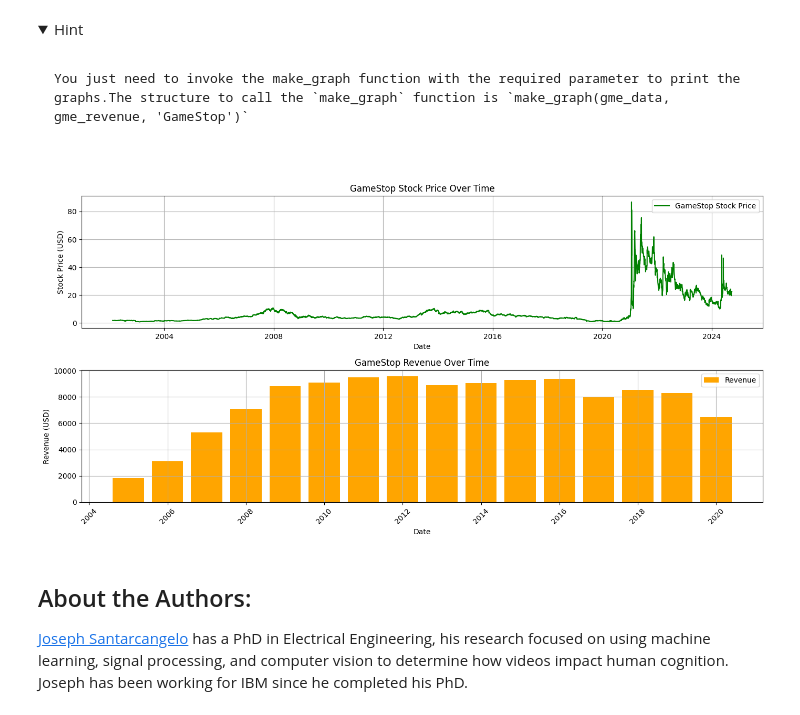
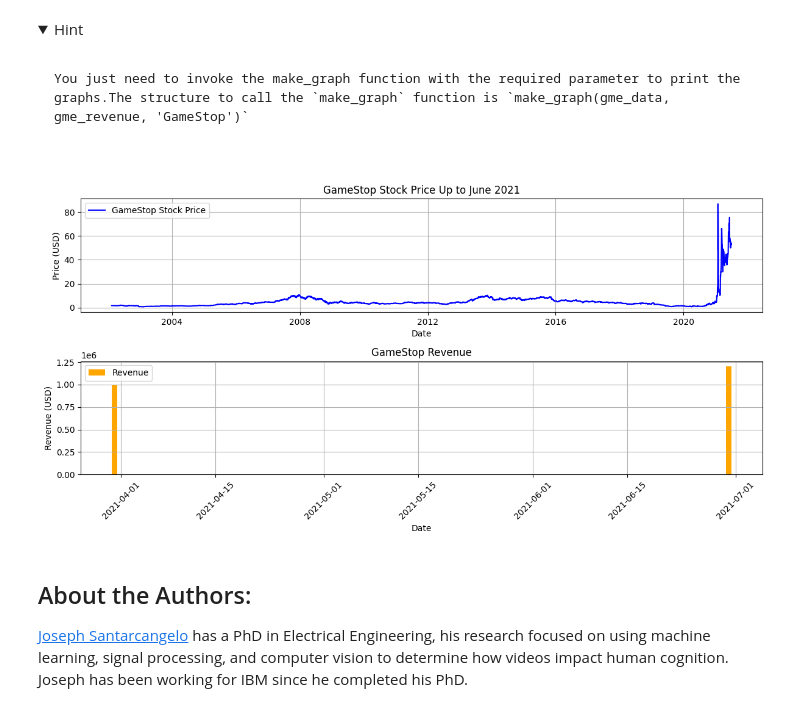
Before and after one commit to nsubugaoctavian/CV_Nsubuga, a Jupyter notebook: Final Assignment_Isaac Nsubuga.ipynb, the cells around one changed output. Cells and saved outputs as stored; diff of their text form; code cells hidden in the pictures; folded sections open.

```diff
--- a/Final Assignment_Isaac Nsubuga.ipynb
+++ b/Final Assignment_Isaac Nsubuga.ipynb
@@ -553,21 +578,26 @@ You just need to invoke the make_graph function with the required parameter to p
 </details>
 # %%
 import yfinance as yf
+import pandas as pd
 import matplotlib.pyplot as plt
-
-ticker_symbol = "TSLA"
-tesla_ticker = yf.Ticker(ticker_symbol)
-tesla_data = tesla_ticker.history(period="max")
 
 def make_graph(data, title):
     plt.figure(figsize=(12, 6))
     plt.plot(data.index, data['Close'], label='Tesla Stock Price', color='blue')
     plt.title(title)
     plt.xlabel('Date')
-    plt.ylabel('Stock Price (USD)')
+    plt.ylabel('Price (USD)')
+    plt.grid()
     plt.legend()
-    plt.grid()
     plt.show()
 
-make_graph(tesla_data, title="Tesla Stock Price Over Time")
+# Create a ticker object for Tesla
+tsla = yf.Ticker("TSLA")
+
+# Extract historical market data up to June 2021
+tesla_data = tsla.history(period="max")
+tesla_data = tesla_data[tesla_data.index <= '2021-06-30']
+
+# Call the make_graph function
+make_graph(tesla_data, title='Tesla Stock Price Up to June 2021')
 # %% [output]
@@ -587,39 +617,56 @@ You just need to invoke the make_graph function with the required parameter to p
 
 </details>
 # %%
+
 import yfinance as yf
 import pandas as pd
 import matplotlib.pyplot as plt
 
-gme_ticker = yf.Ticker("GME")
-gme_data = gme_ticker.history(period="max")
+def make_graph(stock_data, revenue_data, title):
+    plt.figure(figsize=(12, 6))
 
-def make_graph(gme_data, gme_revenue, title):
-    plt.figure(figsize=(14, 7))
+    # Plot stock closing prices
+    plt.subplot(2, 1, 1)
+    plt.plot(stock_data.index, stock_data['Close'], label='GameStop Stock Price', color='blue')
+    plt.title(f'{title} Stock Price Up to June 2021')
+    plt.xlabel('Date')
+    plt.ylabel('Price (USD)')
+    plt.grid()
+    plt.legend()
 
-    plt.subplot(2, 1, 1)
-    plt.plot(gme_data.index, gme_data['Close'], label='GameStop Stock Price', color='green')
-    plt.title(f'{title} Stock Price Over Time')
-    plt.xlabel('Date')
-    plt.ylabel('Stock Price (USD)')
-    plt.legend()
-    plt.grid()
-
+    # Plot revenue data
     plt.subplot(2, 1, 2)
-    plt.bar(gme_revenue['Date'], gme_revenue['Revenue'], color='orange')
-    plt.title(f'{title} Revenue Over Time')
+    plt.bar(revenue_data['Date'], revenue_data['Revenue'], color='orange', label='Revenue')
+    plt.title(f'{title} Revenue')
     plt.xlabel('Date')
     plt.ylabel('Revenue (USD)')
     plt.xticks(rotation=45)
-    plt.legend(['Revenue'])
     plt.grid()
+    plt.legend()
 
     plt.tight_layout()
     plt.show()
 
+# Create a ticker object for GameStop
+gme = yf.Ticker("GME")
+
+# Extract historical market data up to June 2021
+gme_data = gme.history(period="max")
+gme_data = gme_data[gme_data.index <= '2021-06-30']
+
+# Example revenue data; replace this with actual revenue extraction logic
+# For demonstration, creating a mock DataFrame
+gme_revenue = pd.DataFrame({
+    'Date': ['2021-03-31', '2021-06-30'],
+    'Revenue': ['$1,000,000', '$1,200,000']
+})
+gme_revenue['Date'] = pd.to_datetime(gme_revenue['Date'])
+gme_revenue['Revenue'] = gme_revenue['Revenue'].str.replace('[$,]', '', regex=True).astype(float)
+
+# Call the make_graph function
 make_graph(gme_data, gme_revenue, 'GameStop')
 # %% [output]
-[figure, old version]
+[figure, new version]
 # %% [markdown]
 <h2>About the Authors:</h2>
 
```
Also changed, not shown: parts of 17 cells of this notebook.
